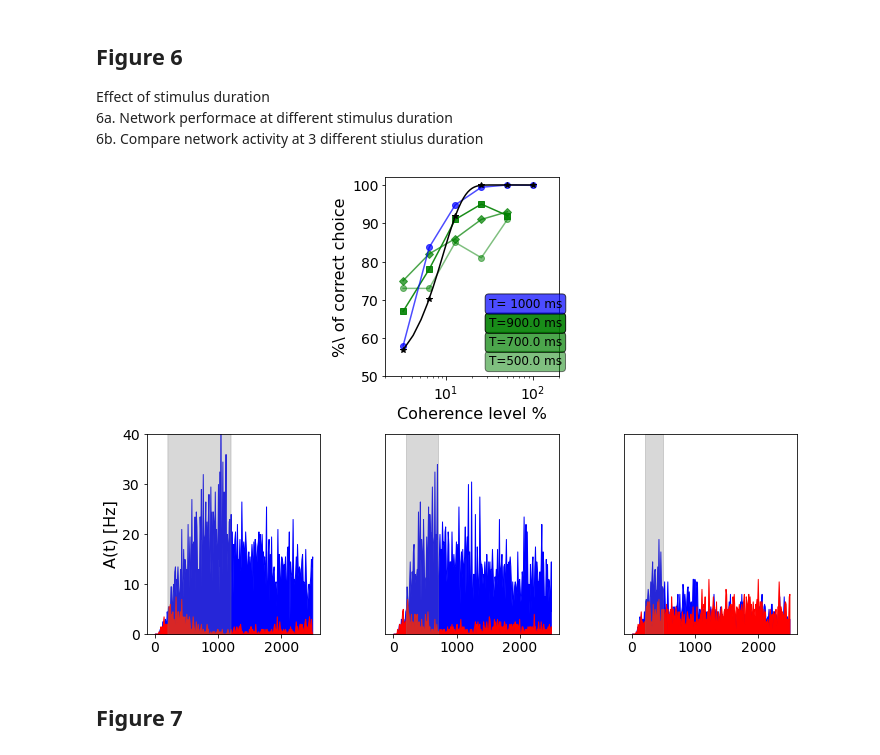
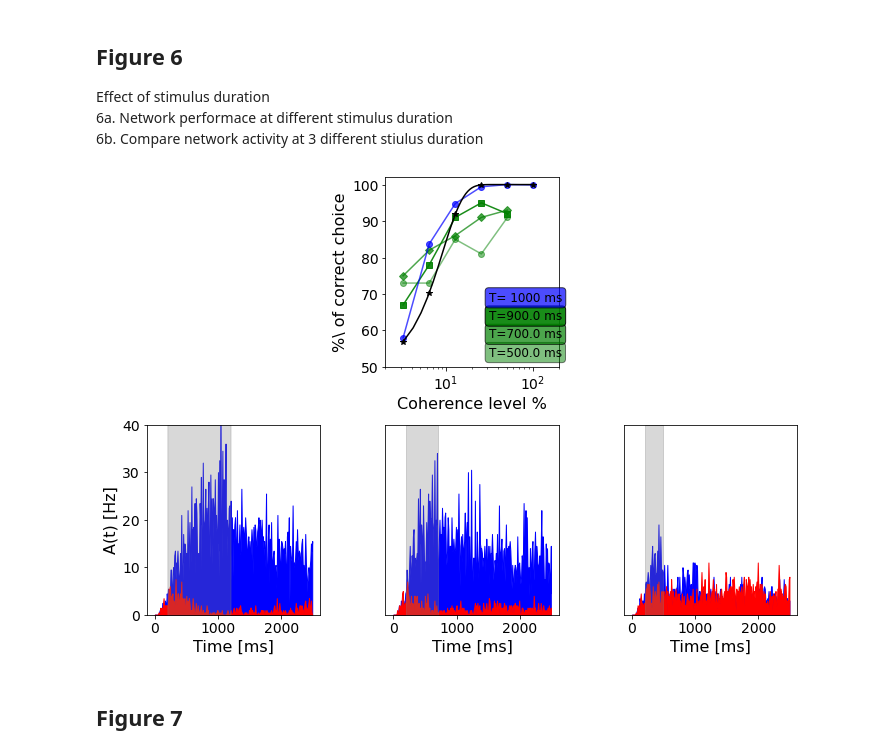
Before and after one commit to alessandratrapani/decision_making_NEST_NRP, a Jupyter notebook: NEST/run_figures.ipynb, the cells around one changed output. Saved outputs shown, nothing was run; the diff lists cells and outputs as text; code cells hidden in the pictures.

```diff
--- a/NEST/run_figures.ipynb
+++ b/NEST/run_figures.ipynb
@@ -647,6 +647,8 @@ fig6,axes = plt.subplots(2, 3,  figsize=(10,7),constrained_layout=True)
 axes[0][0].remove()
 axes[0][2].remove()
 
+def weib(c,alpha,beta):
+    return 1-0.5*np.exp(-(c/alpha)**beta)
 
 marker=['o','D','s','X','^']
 coherence_level = np.array([3.2,6.4,12.8,25.6,51.2])
@@ -687,34 +689,35 @@ axes[0][1].set_ylabel('%\ of correct choice')
 axes[0][1].set_yticks([50,60,70,80,90,100])
 axes[0][1].text(coherence_level[-2]-20, 68, 'T= 1000 ms',bbox=dict(boxstyle="round", fc= 'blue', alpha = 0.7))
 
 
 #########################################################################################
 trials = [22,17,9]
 coherence = 0.128
 simuluations = ['standard', 'stim_duration\\stim_end_700.0','stim_duration\\stim_end_500.0' ]
 end_stim = [1200.0, 700.0, 500.0]
 
 for i,s in enumerate(simuluations):
     path = os.path.join(results_dir,s,'c'+str(coherence),'trial_'+ str(trials[i]))
     evsA, tsA, t, A_N_A, stimulus_A, sum_stimulus_A = extract_results(path, 'A', integral=False)
     evsB, tsB, t, B_N_B, stimulus_B, sum_stimulus_B = extract_results(path, 'B', integral=False)
 
     axes[1][i].fill_between(t, B_N_B, color='blue', label ='pop B')
     axes[1][i].fill_between(t, A_N_A, color='red', label ='pop A')
     axes[1][i].tick_params(axis='y')
     axes[1][i].set_ylim(0,40)
     axes[1][i].set_yticks([])
     axes[1][i].fill_between(np.arange(start_stim, end_stim[i]),np.ones((int(end_stim[i]-start_stim)))*40, color = 'grey', alpha=0.3)
+    axes[1][i].set_xlabel("Time [ms]")
 
 axes[1][0].set_yticks([0,10,20,30,40])
 axes[1][0].set_ylabel("A(t) [Hz]")
 fig6.tight_layout()
 fig6.savefig(os.path.join(figure_dir,'Figure6.png') , bbox_inches='tight')
 
 if show:
     plt.show()
 # %% [output]
-[figure, old version]
+[figure, new version]
 # %% [markdown]
 ## Figure 7
 # %%
```
Also changed, not shown: parts of 1 cell of this notebook.
